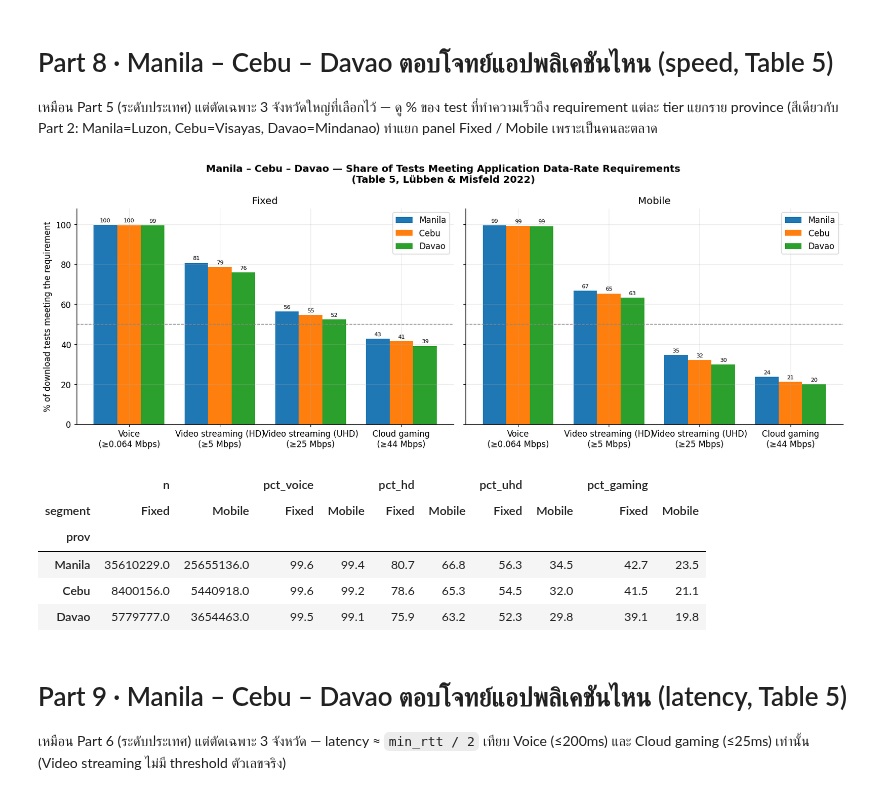
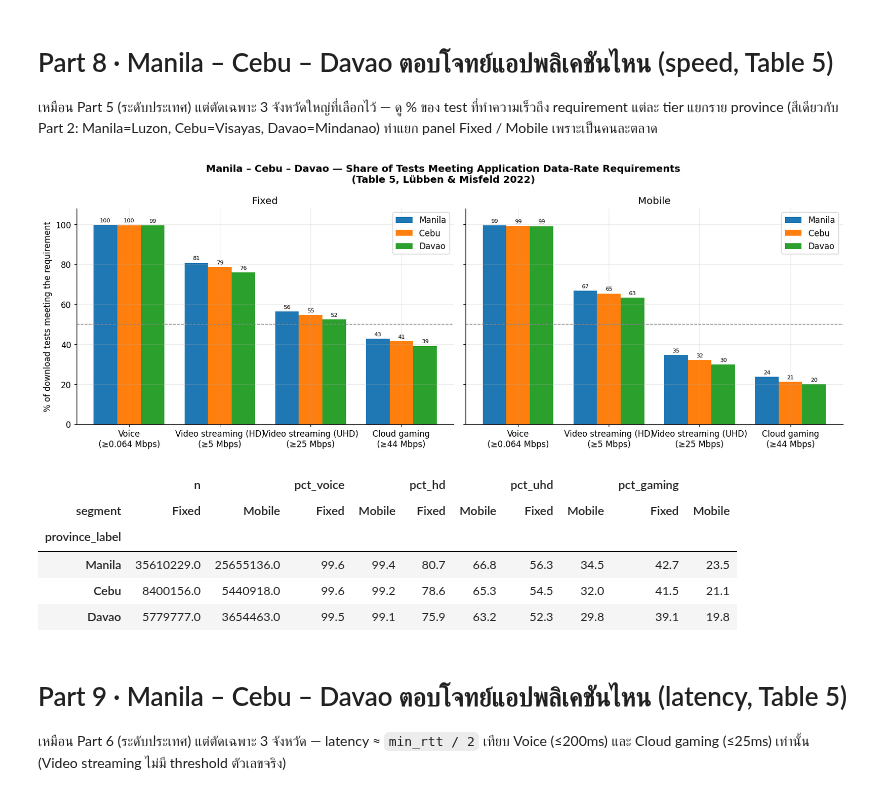
Before and after one commit to chissanupun/thailand-broadband-analysis, a Jupyter notebook: notebooks/ndt7/ph/ndt7_ph_paper.ipynb, the cells around one changed output. Saved outputs shown, nothing was run; the diff lists cells and outputs as text; code cells hidden in the pictures.

```diff
--- a/notebooks/ndt7/ph/ndt7_ph_paper.ipynb
+++ b/notebooks/ndt7/ph/ndt7_ph_paper.ipynb
@@ -125,14 +129,13 @@ trend.pivot(index='qlabel', columns='segment', values=['n', 'mean_dl', 'median_d
 metric: ค่าเฉลี่ยราย region *ต่อไตรมาส* แล้วเฉลี่ยข้าม 12 ไตรมาส (2023 Q1 – 2025 Q4) เพื่อไม่ให้ปี 2025
 ที่มี test เยอะกลบปีอื่น
 # %%
+import sys
 from matplotlib.patches import Patch
 
-# --- region -> island group (same mapping as ndt7_ph_main.ipynb) ---
-ISLAND = {r: 'Luzon' for r in ['NCR', 'CAR', 'Region I', 'Region II', 'Region III',
-                               'Region IV-A', 'MIMAROPA', 'Region V']}
-ISLAND.update({r: 'Visayas'  for r in ['Region VI', 'Region VII', 'Region VIII']})
-ISLAND.update({r: 'Mindanao' for r in ['Region IX', 'Region X', 'Region XI', 'Region XII',
-                                       'Region XIII', 'BARMM']})
+# --- region -> island group, imported from a single shared source (not redefined per
+# notebook) so ndt7_ph_main.ipynb and ndt7_ph_paper.ipynb can never drift apart. ---
+sys.path.insert(0, str(ROOT / 'ip_fetch' / 'srs'))
+from ph_island_map import REGION_TO_ISLAND as ISLAND, ISLAND_COLORS
 
 reg_map = q("""
     SELECT DISTINCT province, region
@@ -144,7 +147,6 @@ assert not _missing, f'region(s) not in the ISLAND map: {_missing}'
 reg_map['island'] = reg_map['region'].map(ISLAND)
 con.register('reg_map', reg_map)
 
-ISLAND_COLORS = {'Luzon': '#1f77b4', 'Visayas': '#ff7f0e', 'Mindanao': '#2ca02c'}
 print(f'reg_map: {len(reg_map)} provinces -> {reg_map.region.nunique()} regions -> {reg_map.island.nunique()} islands')
 # %% [output]
 reg_map: 80 provinces -> 17 regions -> 3 islands
@@ -462,14 +465,16 @@ big3 = q(f"""
            SUM(q_n)      AS total_tests
     FROM pq GROUP BY 1, 2
 """)
-big3['prov'] = big3['province'].map(BIG3)
+# `province` here already holds the raw GADM ADM1 name (e.g. 'MetropolitanManila'); add a
+# short display label via BIG3 for axis ticks, but keep the printed table on the real name.
+big3['province_label'] = big3['province'].map(BIG3)
 
 fig, (a1, a2) = plt.subplots(1, 2, figsize=(11, 5.5), sharey=False)
 x = np.arange(len(big3_order))
 w = 0.35
 for ax, col, ttl in [(a1, 'mean_spd', 'Mean download speed'), (a2, 'median_spd', 'Median download speed')]:
     for i, (seg, color) in enumerate([('Fixed', C_FIXED), ('Mobile', C_MOBILE)]):
-        d = big3[big3.segment == seg].set_index('prov').reindex(big3_order)
+        d = big3[big3.segment == seg].set_index('province_label').reindex(big3_order)
         ax.bar(x + (i - 0.5) * w, d[col], width=w, color=color, label=seg)
         for xi, v in zip(x + (i - 0.5) * w, d[col]):
             ax.text(xi, v + d[col].max() * 0.015, f'{v:.0f}', ha='center', fontsize=9)
@@ -485,7 +490,7 @@ fig.suptitle('Manila – Cebu – Davao — Download Speed by Province\n'
 fig.tight_layout()
 plt.show()
 
-big3.pivot(index='prov', columns='segment', values=['total_tests', 'mean_spd', 'median_spd']).loc[big3_order].round(1)
+big3.pivot(index='province_label', columns='segment', values=['total_tests', 'mean_spd', 'median_spd']).loc[big3_order].round(1)
 # %% [output]
 [figure]
 |  | total_tests |  | mean_spd |  | median_spd |  |
@@ -516,37 +521,37 @@ prov_app_pass = q(f"""
       AND {DL} AND ({FIXED} OR {MOBILE})
     GROUP BY 1, 2
 """)
-prov_app_pass['prov'] = prov_app_pass['province'].map(BIG3)
+prov_app_pass['province_label'] = prov_app_pass['province'].map(BIG3)
 
 fig, (a1, a2) = plt.subplots(1, 2, figsize=(15, 5.5), sharey=True)
 x = np.arange(len(REQUIREMENTS))
 w = 0.26
 for ax, seg in [(a1, 'Fixed'), (a2, 'Mobile')]:
-    d = prov_app_pass[prov_app_pass.segment == seg].set_index('prov').reindex(big3_order)
+    d = prov_app_pass[prov_app_pass.segment == seg].set_index('province_label').reindex(big3_order)
     for i, prov in enumerate(big3_order):
         vals = d.loc[prov, pct_cols].values.astype(float)
         ax.bar(x + (i - 1) * w, vals, width=w, color=BIG3_COLORS[prov], label=prov)
         for xi, v in zip(x + (i - 1) * w, vals):
             ax.text(xi, v + 1.5, f'{v:.0f}', ha='center', fontsize=7.5)
     ax.set_xticks(x)
     ax.set_xticklabels([f'{name}\n(≥{req} Mbps)' for name, req in REQUIREMENTS])
     ax.set_title(seg)
     ax.axhline(50, ls='--', color='#888', lw=1)
     ax.legend()
 a1.set_ylabel('% of download tests meeting the requirement')
 a1.set_ylim(0, 108)
 
 fig.suptitle('Manila – Cebu – Davao — Share of Tests Meeting Application Data-Rate Requirements\n'
              '(Table 5, Lübben & Misfeld 2022)', fontsize=13, fontweight='bold')
 fig.tight_layout()
 plt.show()
 
-prov_app_pass.pivot(index='prov', columns='segment', values=['n'] + pct_cols).loc[big3_order].round(1)
+prov_app_pass.pivot(index='province_label', columns='segment', values=['n'] + pct_cols).loc[big3_order].round(1)
 # %% [output]
 [figure]
 |  | n |  | pct_voice |  | pct_hd |  | pct_uhd |  | pct_gaming |  |
 | segment | Fixed | Mobile | Fixed | Mobile | Fixed | Mobile | Fixed | Mobile | Fixed | Mobile |
-| prov |  |  |  |  |  |  |  |  |  |  |
+| province_label |  |  |  |  |  |  |  |  |  |  |
 | Manila | 35610229.0 | 25655136.0 | 99.6 | 99.4 | 80.7 | 66.8 | 56.3 | 34.5 | 42.7 | 23.5 |
 | Cebu | 8400156.0 | 5440918.0 | 99.6 | 99.2 | 78.6 | 65.3 | 54.5 | 32.0 | 41.5 | 21.1 |
 | Davao | 5779777.0 | 3654463.0 | 99.5 | 99.1 | 75.9 | 63.2 | 52.3 | 29.8 | 39.1 | 19.8 |
```
Also changed, not shown: parts of 4 cells of this notebook, 1 other file.
